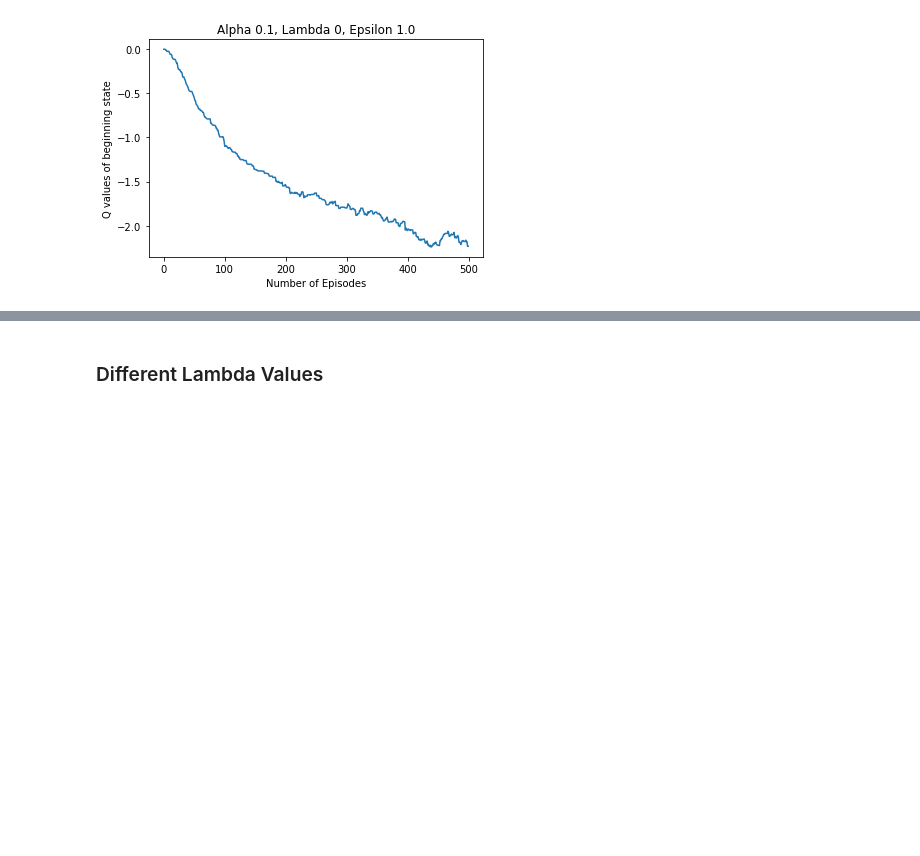
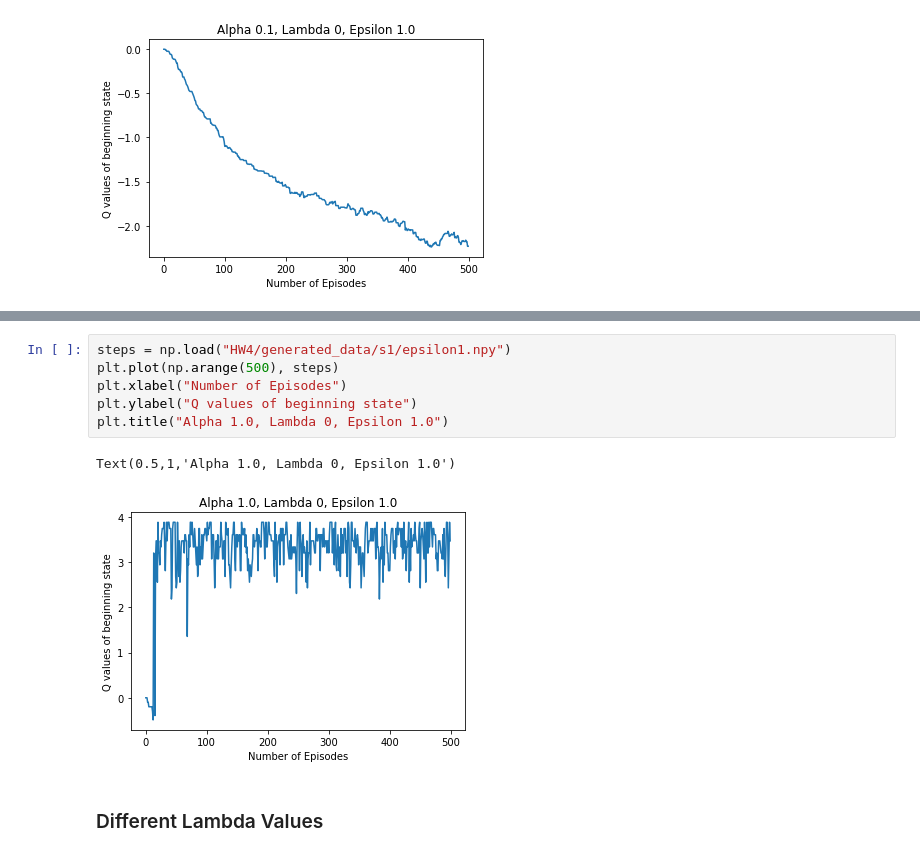
Before and after one commit to zwenaing/reinforcement-learning, a Jupyter notebook: Plots.ipynb, the cells around one changed output, grey strips where cells are left out. Cells and saved outputs as stored; diff of their text form; blank space fills up the shorter version.

```diff
--- a/Plots.ipynb
+++ b/Plots.ipynb
@@ -437,3 +464,12 @@ Text(0.5,1,'Alpha 0.1, Lambda 0, Epsilon 1.0')
+# %%
+steps = np.load("HW4/generated_data/s1/epsilon1.npy")
+plt.plot(np.arange(500), steps)
+plt.xlabel("Number of Episodes")
+plt.ylabel("Q values of beginning state")
+plt.title("Alpha 1.0, Lambda 0, Epsilon 1.0")
+# %% [output]
+Text(0.5,1,'Alpha 1.0, Lambda 0, Epsilon 1.0')
+[figure, added]
 # %% [markdown]
 ### Different Lambda Values
 # %%
```
Also changed, not shown: parts of 13 cells of this notebook, 3 other files.
